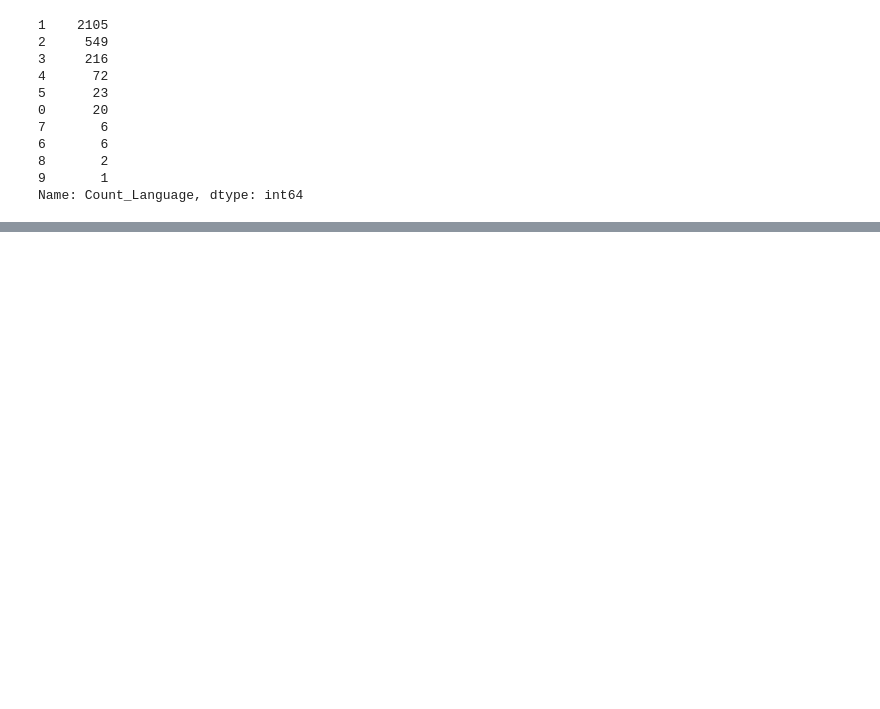
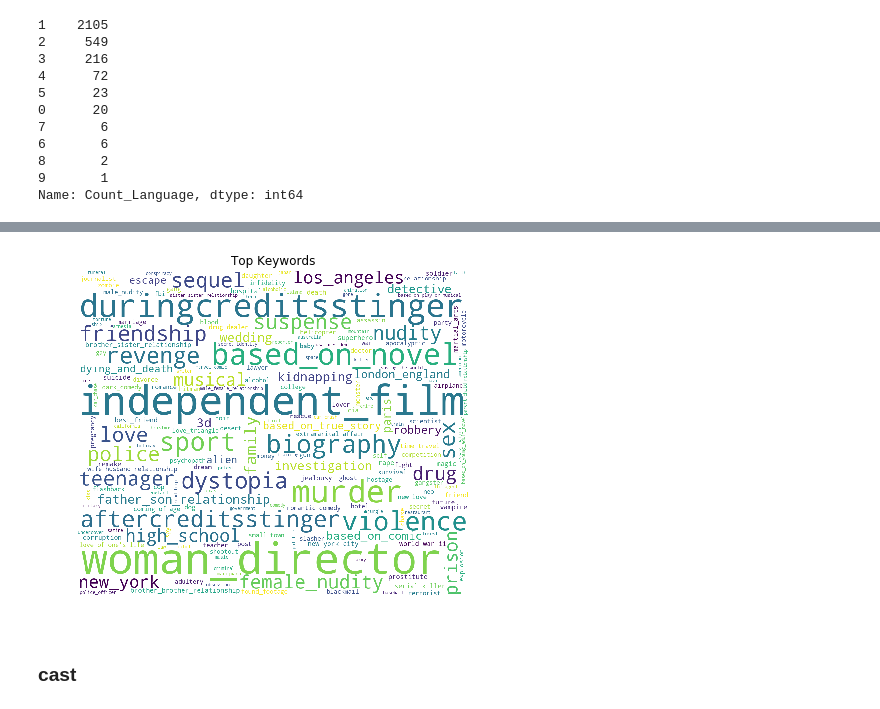
Before and after one commit to Deepesh87/TMDB-Box-Office-Prediction, a Jupyter notebook: Box_Office.ipynb, the cells around one changed output, grey strips where cells are left out. Cells and saved outputs as stored; diff of their text form; code cells hidden in the pictures; blank space fills up the shorter version.

Commit message:
keywords

```diff
--- a/Box_Office.ipynb
+++ b/Box_Office.ipynb
@@ -320,8 +317,8 @@ for i in most_common_production_countries:
     train['prod_country_'+i[0]]=train['prod_countries'].apply(lambda x:1 if i[0] in x else 0)
     test['prod_country_'+i[0]]=test['prod_countries'].apply(lambda x:1 if i[0] in x else 0)
 # %%
-train.drop('production_countries',axis=1,inplace=True)
-test.drop('production_countries',axis=1,inplace=True)
+train.drop(['production_countries','prod_countries'],axis=1,inplace=True)
+test.drop(['production_countries','prod_countries'],axis=1,inplace=True)
 # %% [markdown]
 ### Spoken languages
 # %%
@@ -353,3 +348,6 @@ most_common_languages=Counter([i for j in train['Language'] for i in j]).most_co
 for i in most_common_languages:
     train['Language_'+i[0]]=train['Language'].apply(lambda x: 1 if i[0] in x else 0)
     test['Language_'+i[0]]=test['Language'].apply(lambda x: 1 if i[0] in x else 0)
+# %%
+train.drop(['spoken_languages','Language'],axis=1,inplace=True)
+test.drop(['spoken_languages','Language'],axis=1,inplace=True)
@@ -355,0 +356,3 @@ for i in most_common_languages:
+# %%
+for i, e in enumerate(train['Keywords'][:4]):
+    print(i, e)
@@ -355,0 +364,6 @@ for i in most_common_languages:
+# %%
+train['Keywords']=train['Keywords'].apply(lambda x:[i['name'] for i in x] if x!={} else [])
+test['Keywords']=test['Keywords'].apply(lambda x:[i['name'] for i in x] if x!={} else [])
+#count
+train['Count_Keywords']=train['Keywords'].apply(lambda x:len(x) if x!={} else 0)
+test['Count_Keywords']=test['Keywords'].apply(lambda x:len(x) if x!={} else 0)
@@ -355,0 +384,12 @@ for i in most_common_languages:
+# %%
+list_of_Keywords_train=[i for i in train['Keywords']]
+plt.figure(figsize = (10, 6))
+text = ' '.join(['_'.join(i.split(' ')) for j in list_of_Keywords_train for i in j])
+wordcloud = WordCloud(max_font_size=None, background_color='white', collocations=False,
+                      width=1200, height=1000).generate(text)
+plt.imshow(wordcloud)
+plt.title('Top Keywords')
+plt.axis("off")
+plt.show()
+# %% [output]
+[figure, added]
@@ -355,0 +402,2 @@ for i in most_common_languages:
+# %% [markdown]
+### cast
```
Also changed, not shown: parts of 14 cells of this notebook.
